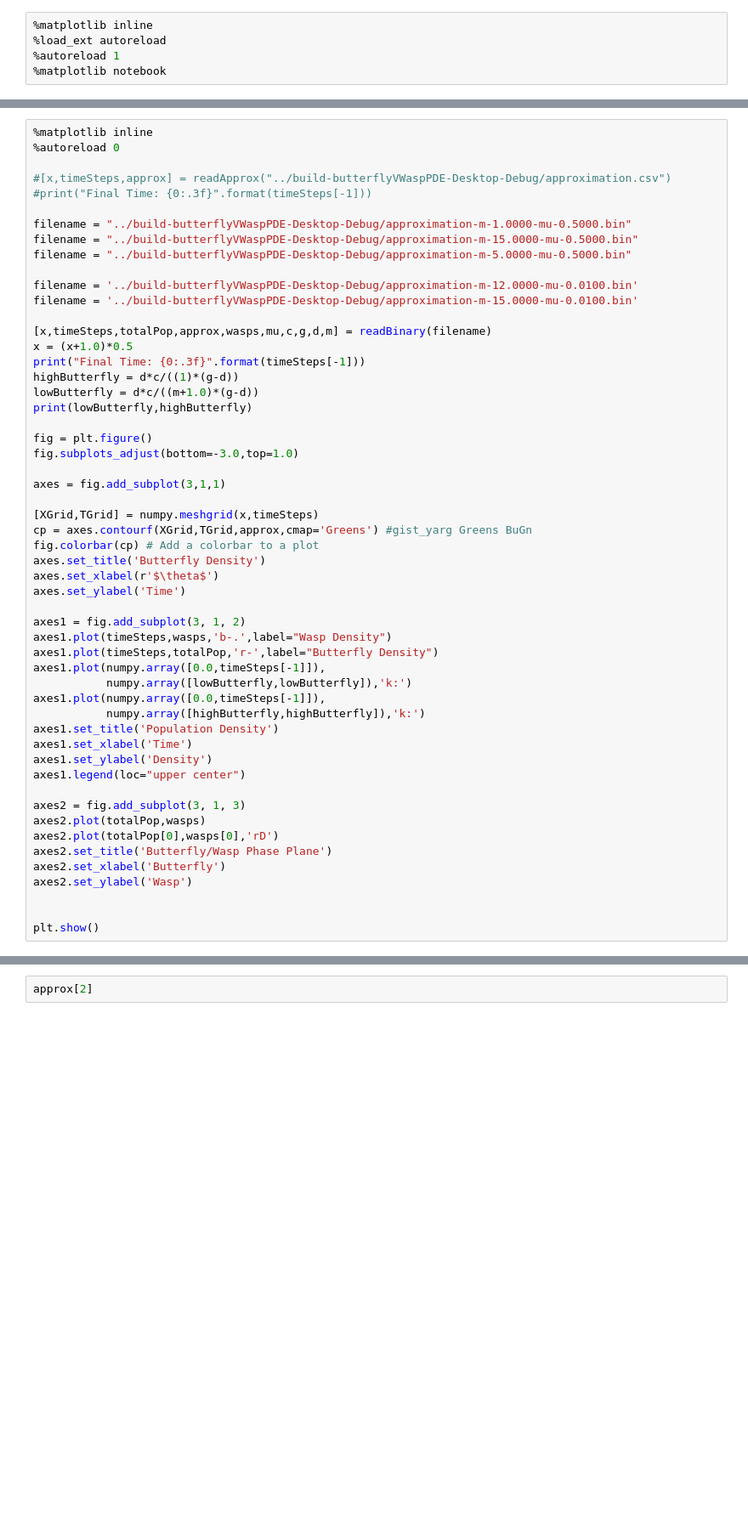
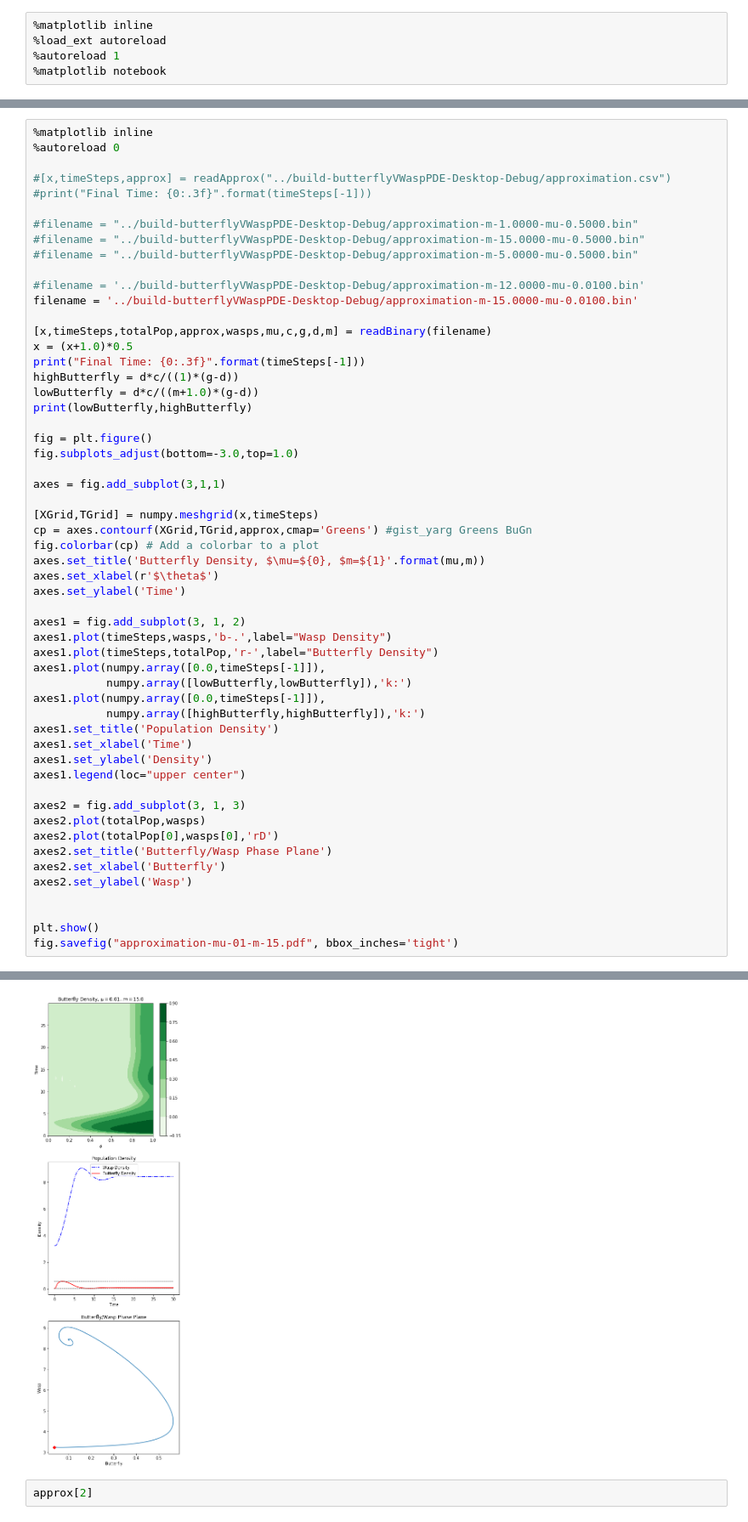
Before and after one commit to KellyBlack/BehaviouralPhenotype, a Jupyter notebook: pde/approx/butterflyVWaspPDE/Plot PDE Approximation.ipynb, the cells around one changed output, grey strips where cells are left out. Shown: that part at 85% size. Drawn from its saved outputs; the diff is of its cells as text; blank space fills up the shorter version.

Commit message:
Added two new plots of the results of approximations

```diff
--- a/pde/approx/butterflyVWaspPDE/Plot PDE Approximation.ipynb
+++ b/pde/approx/butterflyVWaspPDE/Plot PDE Approximation.ipynb
@@ -157,11 +157,11 @@ for timeIndex in range(0,approx.shape[0],skip):
 #[x,timeSteps,approx] = readApprox("../build-butterflyVWaspPDE-Desktop-Debug/approximation.csv")
 #print("Final Time: {0:.3f}".format(timeSteps[-1]))
 
-filename = "../build-butterflyVWaspPDE-Desktop-Debug/approximation-m-1.0000-mu-0.5000.bin"
-filename = "../build-butterflyVWaspPDE-Desktop-Debug/approximation-m-15.0000-mu-0.5000.bin"
-filename = "../build-butterflyVWaspPDE-Desktop-Debug/approximation-m-5.0000-mu-0.5000.bin"
+#filename = "../build-butterflyVWaspPDE-Desktop-Debug/approximation-m-1.0000-mu-0.5000.bin"
+#filename = "../build-butterflyVWaspPDE-Desktop-Debug/approximation-m-15.0000-mu-0.5000.bin"
+#filename = "../build-butterflyVWaspPDE-Desktop-Debug/approximation-m-5.0000-mu-0.5000.bin"
 
-filename = '../build-butterflyVWaspPDE-Desktop-Debug/approximation-m-12.0000-mu-0.0100.bin'
+#filename = '../build-butterflyVWaspPDE-Desktop-Debug/approximation-m-12.0000-mu-0.0100.bin'
 filename = '../build-butterflyVWaspPDE-Desktop-Debug/approximation-m-15.0000-mu-0.0100.bin'
 
 [x,timeSteps,totalPop,approx,wasps,mu,c,g,d,m] = readBinary(filename)
@@ -179,7 +179,7 @@ axes = fig.add_subplot(3,1,1)
 [XGrid,TGrid] = numpy.meshgrid(x,timeSteps)
 cp = axes.contourf(XGrid,TGrid,approx,cmap='Greens') #gist_yarg Greens BuGn
 fig.colorbar(cp) # Add a colorbar to a plot
-axes.set_title('Butterfly Density')
+axes.set_title('Butterfly Density, $\mu=${0}, $m=${1}'.format(mu,m))
 axes.set_xlabel(r'$\theta$')
 axes.set_ylabel('Time')
 
@@ -204,3 +204,5 @@ axes2.set_ylabel('Wasp')
 
 
 plt.show()
+fig.savefig("approximation-mu-01-m-15.pdf", bbox_inches='tight')
+# %% [output]
@@ -207,2 +213,3 @@ plt.show()
+[figure, added]
 # %%
 approx[2]
```
Also changed, not shown: parts of 1 cell of this notebook, 3 other files.
